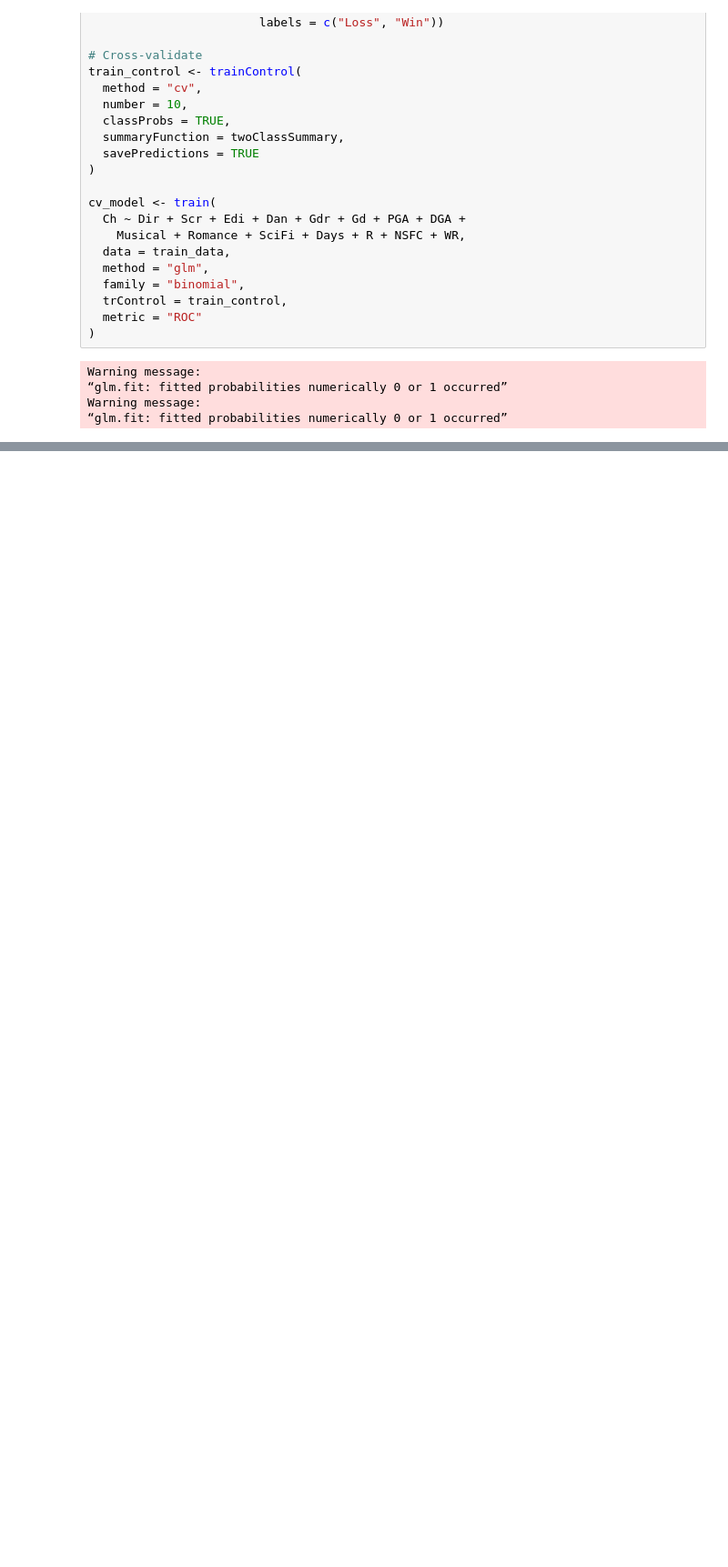
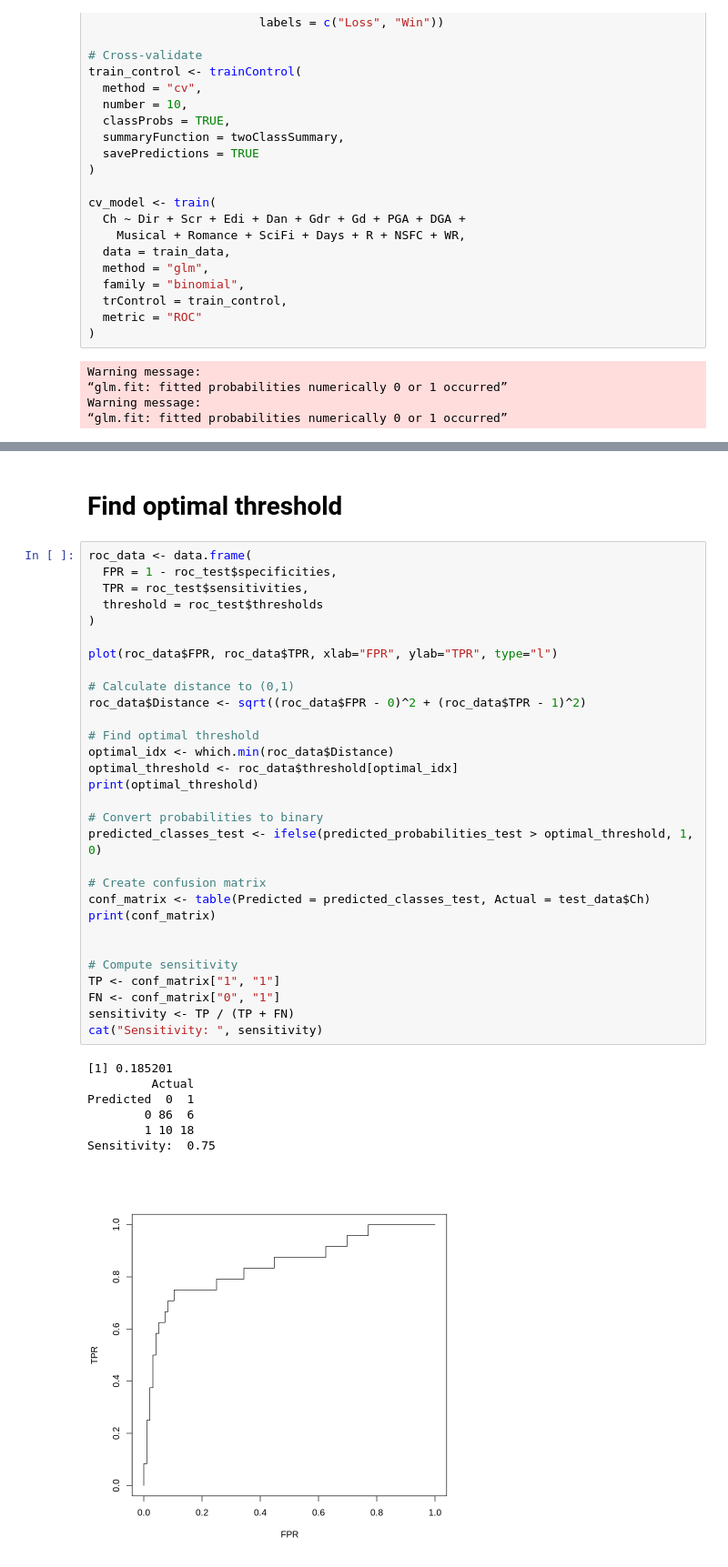
Before and after one commit to Dly27/oscar-predictor, a Jupyter notebook: oscar_winner_predictor_R.ipynb, the cells around one changed output, grey strips where cells are left out. Shown at 91% size. Saved outputs shown, nothing was run; the diff lists cells and outputs as text; blank space fills up the shorter version.

Commit message:
Added optimal threshold and sensitivity

```diff
--- a/oscar_winner_predictor_R.ipynb
+++ b/oscar_winner_predictor_R.ipynb
@@ -280 +263,41 @@ Predicted  0  1
+# %% [markdown]
+# Find optimal threshold
+# %%
+roc_data <- data.frame(
+  FPR = 1 - roc_test$specificities,
+  TPR = roc_test$sensitivities,
+  threshold = roc_test$thresholds
+)
+
+plot(roc_data$FPR, roc_data$TPR, xlab="FPR", ylab="TPR", type="l")
+
+# Calculate distance to (0,1)
+roc_data$Distance <- sqrt((roc_data$FPR - 0)^2 + (roc_data$TPR - 1)^2)
+
+# Find optimal threshold
+optimal_idx <- which.min(roc_data$Distance)
+optimal_threshold <- roc_data$threshold[optimal_idx]
+print(optimal_threshold)
+
+# Convert probabilities to binary
+predicted_classes_test <- ifelse(predicted_probabilities_test > optimal_threshold, 1, 0)
+
+# Create confusion matrix
+conf_matrix <- table(Predicted = predicted_classes_test, Actual = test_data$Ch)
+print(conf_matrix)
+
+
+# Compute sensitivity
+TP <- conf_matrix["1", "1"]
+FN <- conf_matrix["0", "1"]
+sensitivity <- TP / (TP + FN)
+cat("Sensitivity: ", sensitivity)
+# %% [output]
+[1] 0.185201
+         Actual
+Predicted  0  1
+        0 86  6
+        1 10 18
+Sensitivity:  0.75
+[figure, added]
 # %% [markdown]
```
Also changed, not shown: parts of 7 cells of this notebook.
